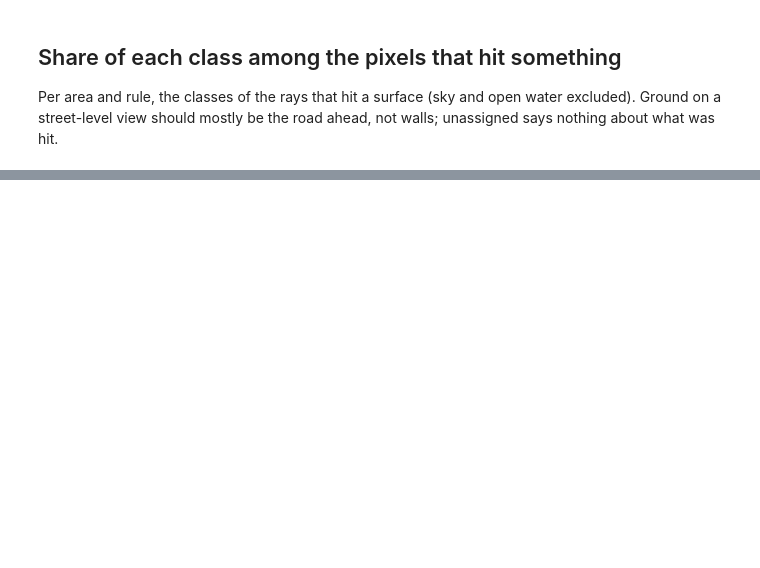
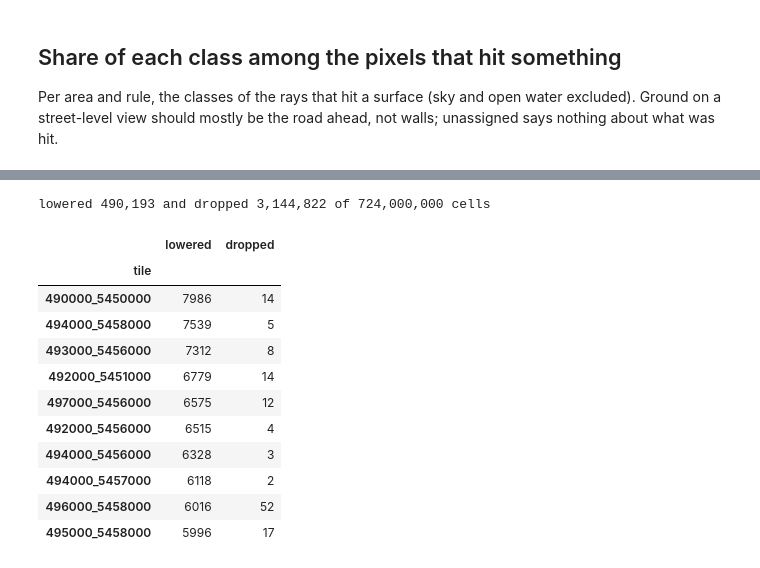
Before and after one commit to cau777/viewfinder, a Jupyter notebook: notebooks/panorama-classes.ipynb, the cells around one changed output, grey strips where cells are left out. Cells and saved outputs as stored; diff of their text form; code cells hidden in the pictures; blank space fills up the shorter version.

```diff
--- a/notebooks/panorama-classes.ipynb
+++ b/notebooks/panorama-classes.ipynb
@@ -137,0 +178,18 @@ shares.loc[list(areas)].round(1).style.format(precision=1).background_gradient(a
+# %%
+noise_df = pd.DataFrame(noise).set_index("tile")
+print(f"lowered {noise_df.lowered.sum():,} and dropped {noise_df.dropped.sum():,} of {len(index) * 4_000_000:,} cells")
+noise_df.sort_values("lowered", ascending=False).head(10)
+# %% [output]
+lowered 490,193 and dropped 3,144,822 of 724,000,000 cells
+|  | lowered | dropped |
+| tile |  |  |
+| 490000_5450000 | 7986 | 14 |
+| 494000_5458000 | 7539 | 5 |
+| 493000_5456000 | 7312 | 8 |
+| 492000_5451000 | 6779 | 14 |
+| 497000_5456000 | 6575 | 12 |
+| 492000_5456000 | 6515 | 4 |
+| 494000_5456000 | 6328 | 3 |
+| 494000_5457000 | 6118 | 2 |
+| 496000_5458000 | 6016 | 52 |
+| 495000_5458000 | 5996 | 17 |
```
Also changed, not shown: parts of 9 cells of this notebook, 1 other file.
